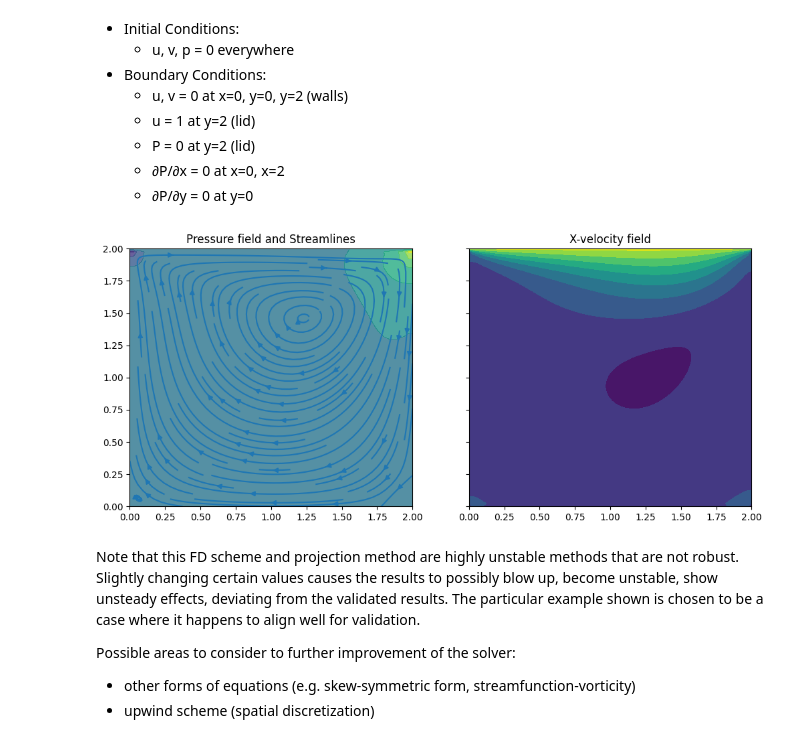
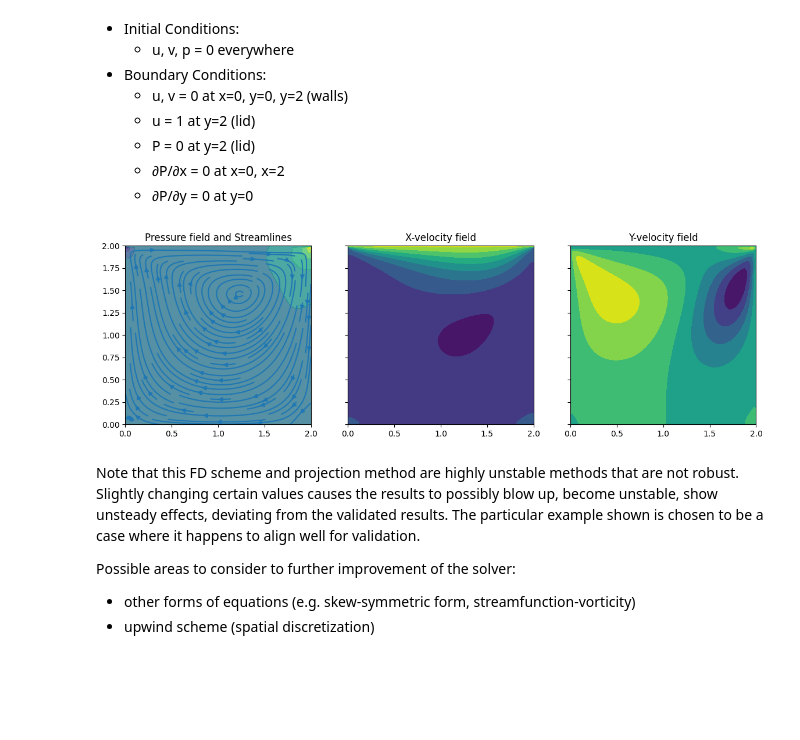
Before and after one commit to ruichee/Fluid-Sim, a Jupyter notebook: CFD_examples.ipynb, the cells around one changed output. Saved outputs shown, nothing was run; the diff lists cells and outputs as text; code cells hidden in the pictures; blank space fills up the shorter version.

Commit message:
Added plots

```diff
--- a/CFD_examples.ipynb
+++ b/CFD_examples.ipynb
@@ -176,24 +175,27 @@ u, v, p = cavity_flow(rho, nu, U, u, v, p, dx, dy, dt, nt, n_iter)
 # %%
 # plot setup
 x = np.linspace(0, x_size, nx)
 y = np.linspace(0, y_size, ny)
 X, Y = np.meshgrid(x, y)
 
 # plotting fields
-fig, (axp, axu) = plt.subplots(nrows=1, ncols=2, figsize=(12, 5), dpi=100, sharey=True)
+fig, (axp, axu, axv) = plt.subplots(nrows=1, ncols=3, figsize=(14, 4), dpi=100, sharey=True)
 
 axp.contourf(X, Y, p, cmap='viridis', alpha=0.8) # alternatively use plt.pcolormesh()
 axp.streamplot(X, Y, u, v, density=1.2)
 axp.set_title('Pressure field and Streamlines')
 
 axu.contourf(X, Y, u, cmap='viridis')
 axu.set_title('X-velocity field')
 
+axv.contourf(X, Y, v, cmap='viridis')
+axv.set_title('Y-velocity field')
+
 plt.xlim(0, 2)
 plt.ylim(0, 2)
 plt.show()
 # %% [output]
-[figure, old version]
+[figure, new version]
 # %% [markdown]
 Note that this FD scheme and projection method are highly unstable methods that are not robust. Slightly changing certain values causes the results to possibly blow up, become unstable, show unsteady effects, deviating from the validated results. The particular example shown is chosen to be a case where it happens to align well for validation.
 
```
Also changed, not shown: parts of 2 cells of this notebook, 1 other file.
